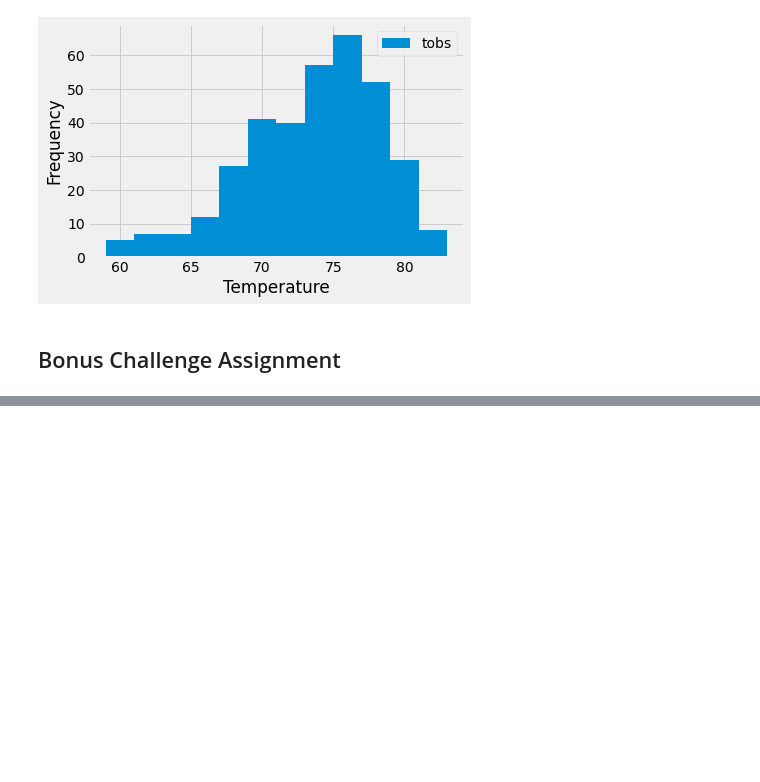
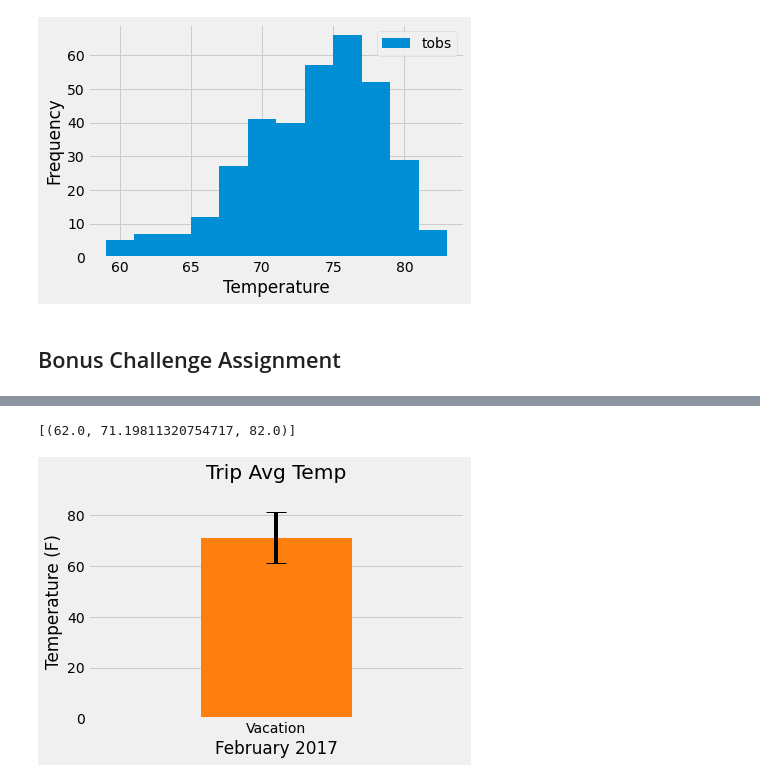
Before and after one commit to JonathanAntia/sqlalchemy-challenge, a Jupyter notebook: climate_analysis.ipynb, the cells around one changed output, grey strips where cells are left out. Cells and saved outputs as stored; diff of their text form; code cells hidden in the pictures; blank space fills up the shorter version.

```diff
--- a/climate_analysis.ipynb
+++ b/climate_analysis.ipynb
@@ -188,11 +195,30 @@ print(calc_temps('2012-02-28', '2012-03-05'))
 # %%
 # Use your previous function `calc_temps` to calculate the tmin, tavg, and tmax
 # for your trip using the previous year's data for those same dates.
+vacay_start = '2017-02-28'
+vacay_end = '2017-03-16'
+vacay_temps = calc_temps(vacay_start, vacay_end)
+vacay_temps
+# %% [output]
+[(62.0, 71.19811320754717, 82.0)]
 # %%
 # Plot the results from your previous query as a bar chart.
 # Use "Trip Avg Temp" as your Title
 # Use the average temperature for the y value
 # Use the peak-to-peak (tmax-tmin) value as the y error bar (yerr)
+tick_location = np.arange(2)
+tick_label = ["","Vacation",""]
+plt.bar(1,vacay_temps[0][1],facecolor="tab:orange",yerr=(((vacay_temps[0][2])-(vacay_temps[0][0]))/2),capsize=10)
+plt.xlim(0,2)
+plt.ylim(0,(vacay_temps[0][2])+10)
+plt.xlabel('February 2017')
+plt.ylabel("Temperature (F)")
+plt.title("Trip Avg Temp")
+plt.xticks(tick_location,tick_label)
+plt.grid(b=None, which='both', axis='x')
+plt.show()
+# %% [output]
+[figure, added]
 # %%
 # Calculate the total amount of rainfall per weather station for your trip dates using the previous year's matching dates.
 # Sort this in descending order by precipitation amount and list the station, name, latitude, longitude, and elevation
```
Also changed, not shown: parts of 9 cells of this notebook.
